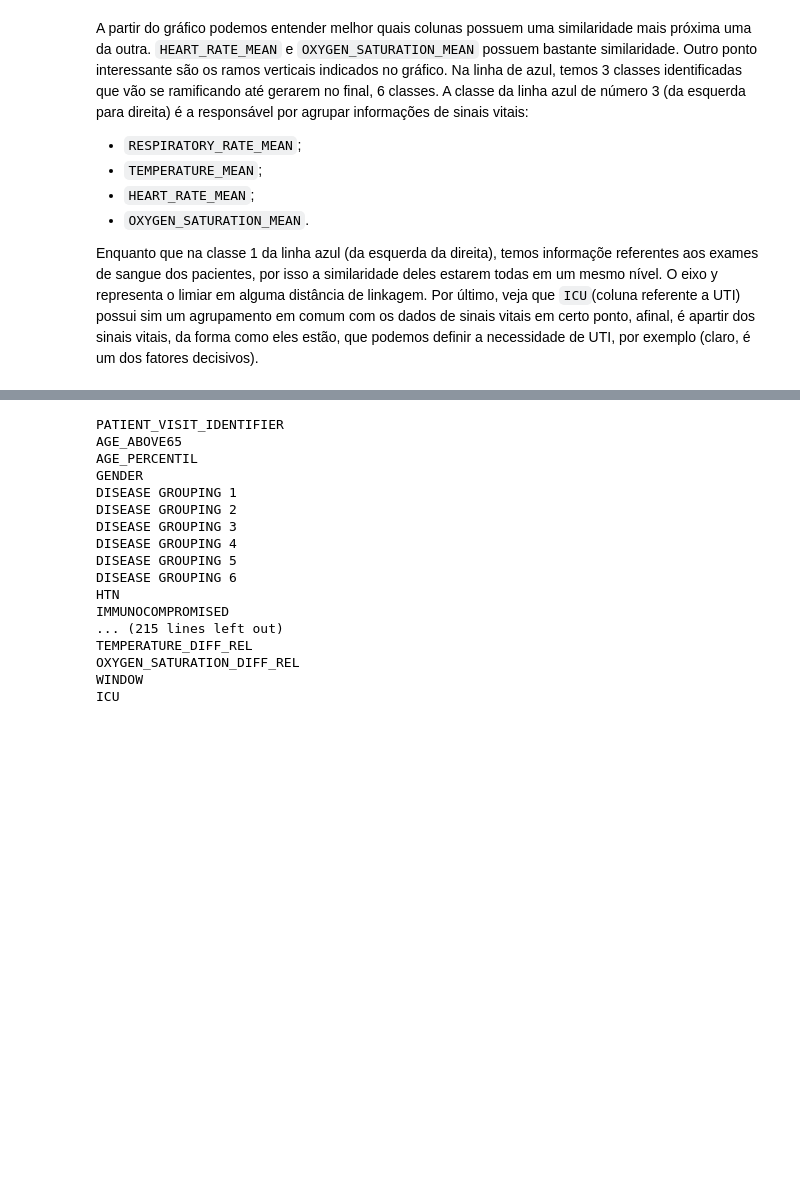
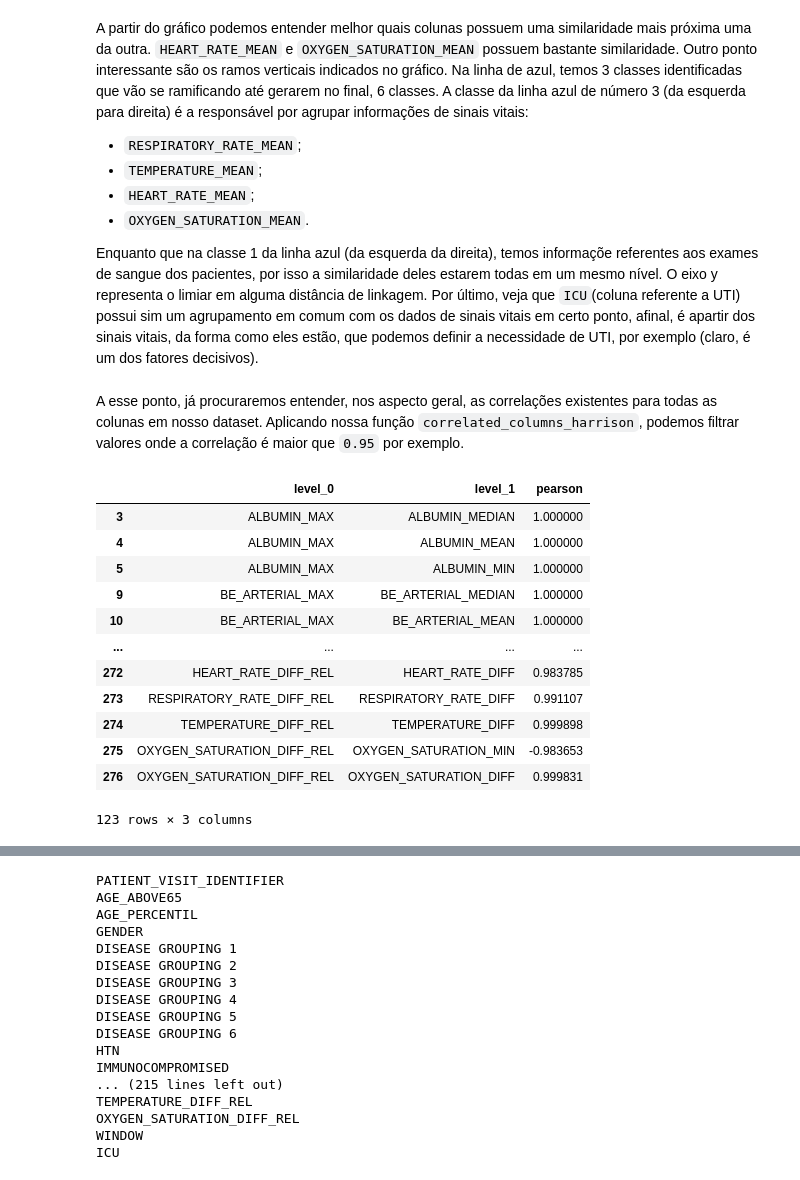
Before and after one commit to MatheusOrange211/Sirio_Libanes_ICU_Prediction, a Jupyter notebook: Visualizando_os_dados_Sirio_Libanes.ipynb, the cells around one changed output, grey strips where cells are left out. Drawn from its saved outputs; the diff is of its cells as text; code cells hidden in the pictures; blank space fills up the shorter version.

```diff
--- a/Visualizando_os_dados_Sirio_Libanes.ipynb
+++ b/Visualizando_os_dados_Sirio_Libanes.ipynb
@@ -68,3 +70,19 @@ def crosstab_data(dataset1: pd.DataFrame, dataset2:pd.DataFrame,normal:str = "in
+# %%
+def correlated_columns_harrison(dataset, threshold = 0.95):
+  df = dataset[dataset.describe().columns]
+  return (
+      df.corr().pipe(lambda df1: pd.DataFrame(np.tril(df1,k=-1),
+                                              columns = df.columns,
+                                              index = df.columns,
+                                              )
+      )
+      .stack()
+      .rename("pearson")
+      .pipe(
+          lambda s: s[s.abs() >threshold].reset_index()
+      )
+      .query("level_0 not in level_1")
+  )
 # %% [markdown]
 #PARTINDO PARA A ANÁLISE
 # %% [markdown]
@@ -446,3 +464,22 @@ A partir do gráfico podemos entender melhor quais colunas possuem uma similarid
 * `OXYGEN_SATURATION_MEAN`.
 
 Enquanto que na classe 1 da linha azul (da esquerda da direita), temos informaçõe referentes aos exames de sangue dos pacientes, por isso a similaridade deles estarem todas em um mesmo nível. O eixo y representa o limiar em alguma distância de linkagem. Por último, veja que `ICU`(coluna referente a UTI) possui sim um agrupamento em comum com os dados de sinais vitais em certo ponto, afinal, é apartir dos sinais vitais, da forma como eles estão, que podemos definir a necessidade de UTI, por exemplo (claro, é um dos fatores decisivos).
+# %% [markdown]
+A esse ponto, já procuraremos entender, nos aspecto geral, as correlações existentes para todas as colunas em nosso dataset. Aplicando nossa função `correlated_columns_harrison`, podemos filtrar valores onde a correlação é maior que `0.95` por exemplo.
+# %%
+dados_correlacao = correlated_columns_harrison(dados,threshold = 0.95)
+dados_correlacao
+# %% [output]
+|  | level_0 | level_1 | pearson |
+| 3 | ALBUMIN_MAX | ALBUMIN_MEDIAN | 1.000000 |
+| 4 | ALBUMIN_MAX | ALBUMIN_MEAN | 1.000000 |
+| 5 | ALBUMIN_MAX | ALBUMIN_MIN | 1.000000 |
+| 9 | BE_ARTERIAL_MAX | BE_ARTERIAL_MEDIAN | 1.000000 |
+| 10 | BE_ARTERIAL_MAX | BE_ARTERIAL_MEAN | 1.000000 |
+| ... | ... | ... | ... |
+| 272 | HEART_RATE_DIFF_REL | HEART_RATE_DIFF | 0.983785 |
+| 273 | RESPIRATORY_RATE_DIFF_REL | RESPIRATORY_RATE_DIFF | 0.991107 |
+| 274 | TEMPERATURE_DIFF_REL | TEMPERATURE_DIFF | 0.999898 |
+| 275 | OXYGEN_SATURATION_DIFF_REL | OXYGEN_SATURATION_MIN | -0.983653 |
+| 276 | OXYGEN_SATURATION_DIFF_REL | OXYGEN_SATURATION_DIFF | 0.999831 |
+123 rows × 3 columns
```
Also changed, not shown: parts of 7 cells of this notebook.
